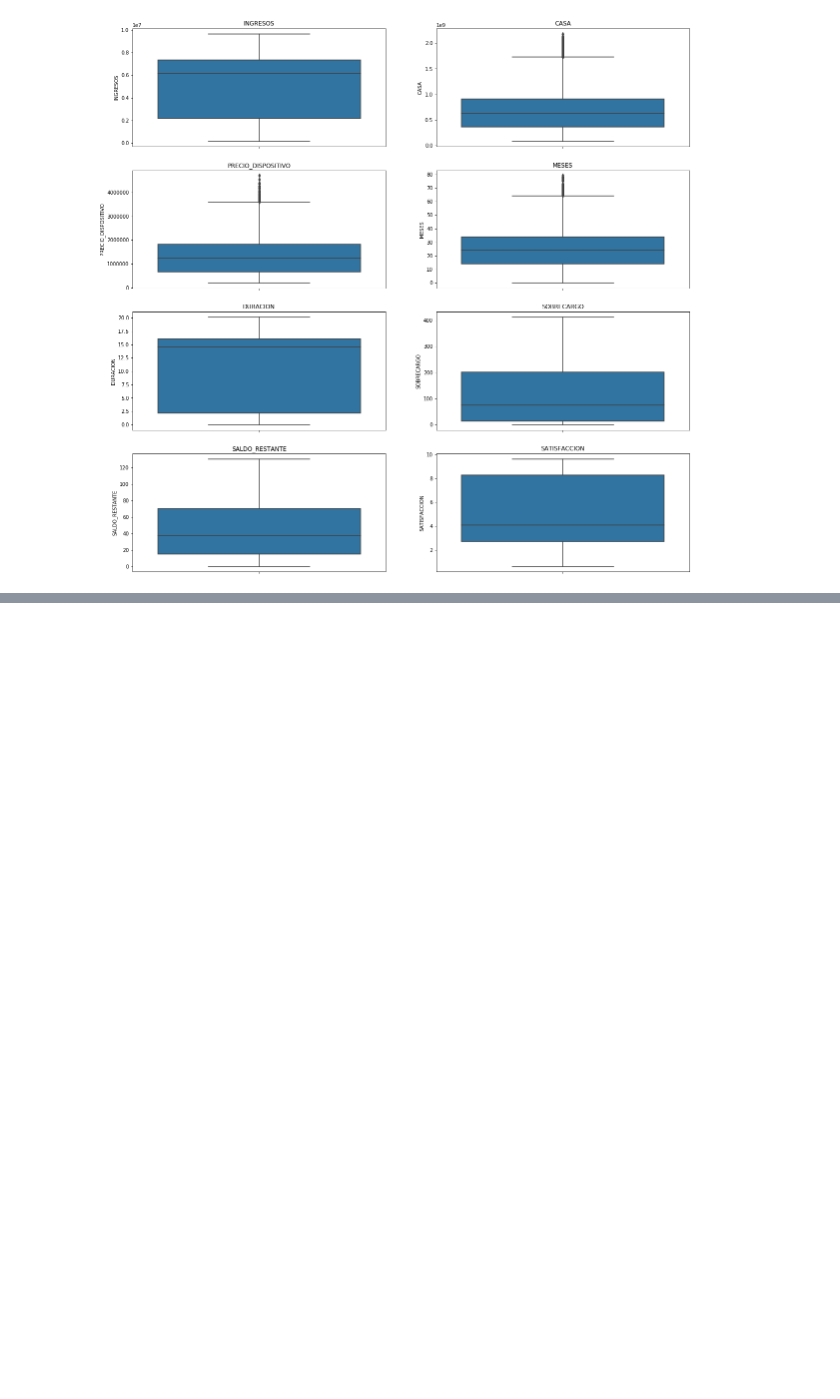
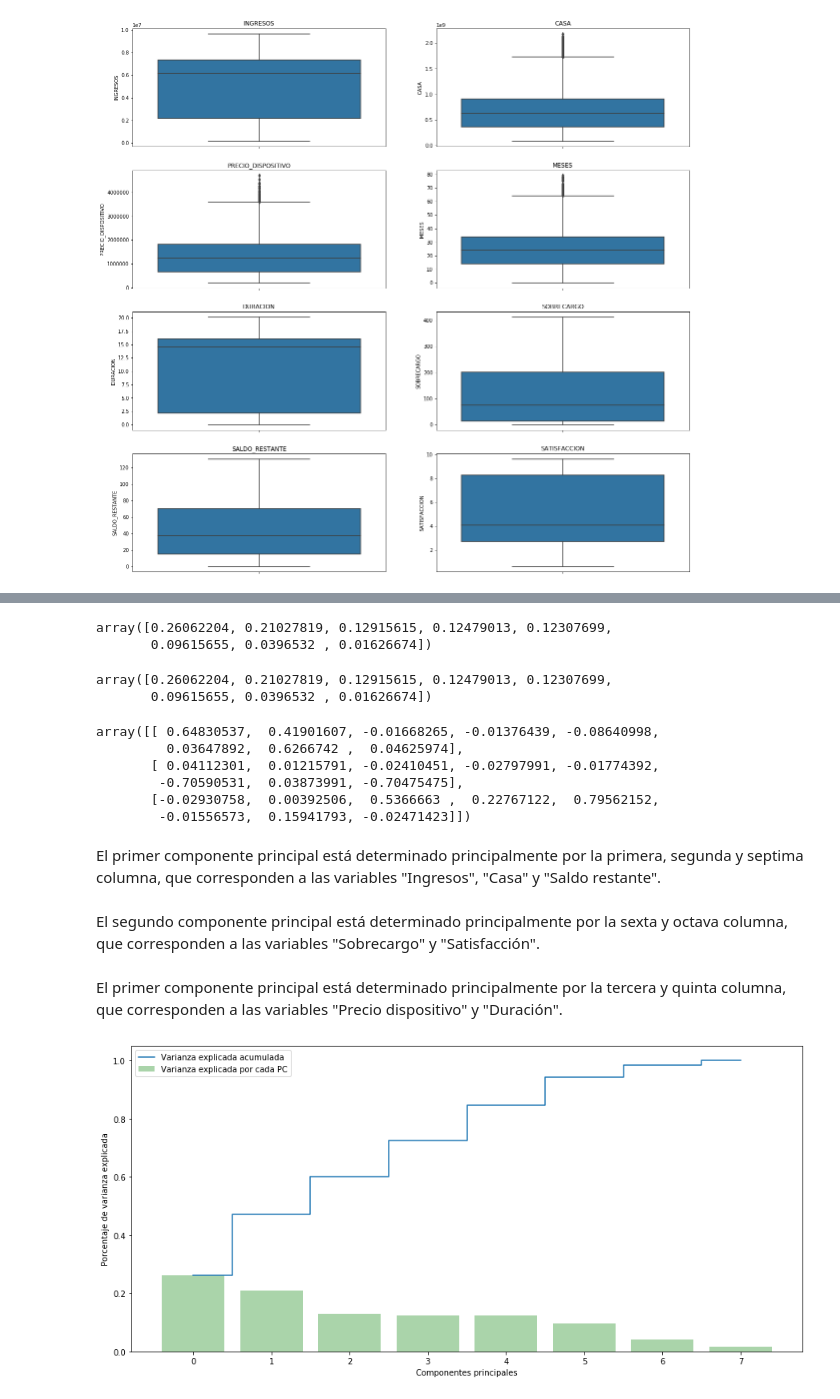
Before and after one commit to nerzhul250/DataAnalyticsProject, a Jupyter notebook: proyectoAnalitica.ipynb, the cells around one changed output, grey strips where cells are left out. Saved outputs shown, nothing was run; the diff lists cells and outputs as text; code cells hidden in the pictures; blank space fills up the shorter version.

```diff
--- a/proyectoAnalitica.ipynb
+++ b/proyectoAnalitica.ipynb
@@ -84,0 +138,43 @@ for var_num in df.columns[1:]:
+# %%
+scaler = StandardScaler(with_mean=True, with_std=True)
+df_ret_std = scaler.fit_transform(df_ret)
+# %%
+pca = PCA()
+df_ret_proyectado = pca.fit_transform(df_ret_std)
+# %%
+pca.explained_variance_ratio_
+# %% [output]
+array([0.26062204, 0.21027819, 0.12915615, 0.12479013, 0.12307699,
+       0.09615655, 0.0396532 , 0.01626674])
+# %%
+var_exp=pca.explained_variance_ratio_ # varianza explicada por cada PC
+cum_var_exp = np.cumsum(var_exp) # varianza acumulada por los primeros n PCs
+var_exp
+# %% [output]
+array([0.26062204, 0.21027819, 0.12915615, 0.12479013, 0.12307699,
+       0.09615655, 0.0396532 , 0.01626674])
+# %%
+pca.components_[0:3]
+# %% [output]
+array([[ 0.64830537,  0.41901607, -0.01668265, -0.01376439, -0.08640998,
+         0.03647892,  0.6266742 ,  0.04625974],
+       [ 0.04112301,  0.01215791, -0.02410451, -0.02797991, -0.01774392,
+        -0.70590531,  0.03873991, -0.70475475],
+       [-0.02930758,  0.00392506,  0.5366663 ,  0.22767122,  0.79562152,
+        -0.01556573,  0.15941793, -0.02471423]])
+# %% [markdown]
+El primer componente principal está determinado principalmente por la primera, segunda y septima columna, que corresponden a las variables "Ingresos", "Casa" y "Saldo restante".
+# %% [markdown]
+El segundo componente principal está determinado principalmente por la sexta y octava columna, que corresponden a las variables "Sobrecargo" y "Satisfacción".
+# %% [markdown]
+El primer componente principal está determinado principalmente por la tercera y quinta columna, que corresponden a las variables "Precio dispositivo" y "Duración".
+# %%
+plt.figure(figsize=(15, 7))
+plt.bar(range(len(var_exp)), var_exp, alpha=0.3333, align='center', label='Varianza explicada por cada PC', color = 'g')
+plt.step(range(len(cum_var_exp)), cum_var_exp, where='mid',label='Varianza explicada acumulada')
+plt.ylabel('Porcentaje de varianza explicada')
+plt.xlabel('Componentes principales')
+plt.legend(loc='best')
+plt.show()
+# %% [output]
+[figure, added]
```
Also changed, not shown: parts of 11 cells of this notebook, 1 other file.
